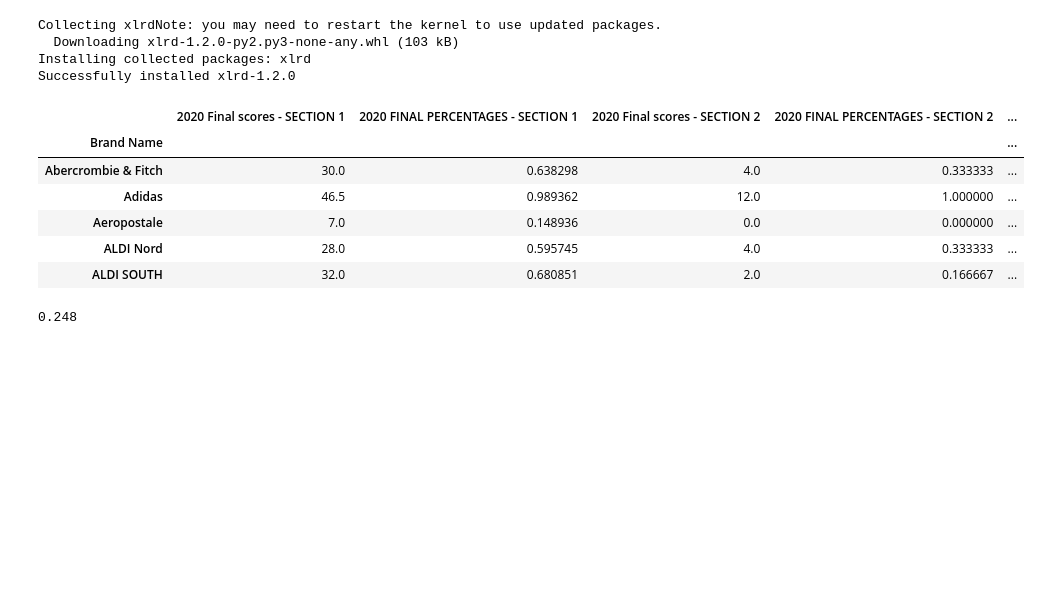
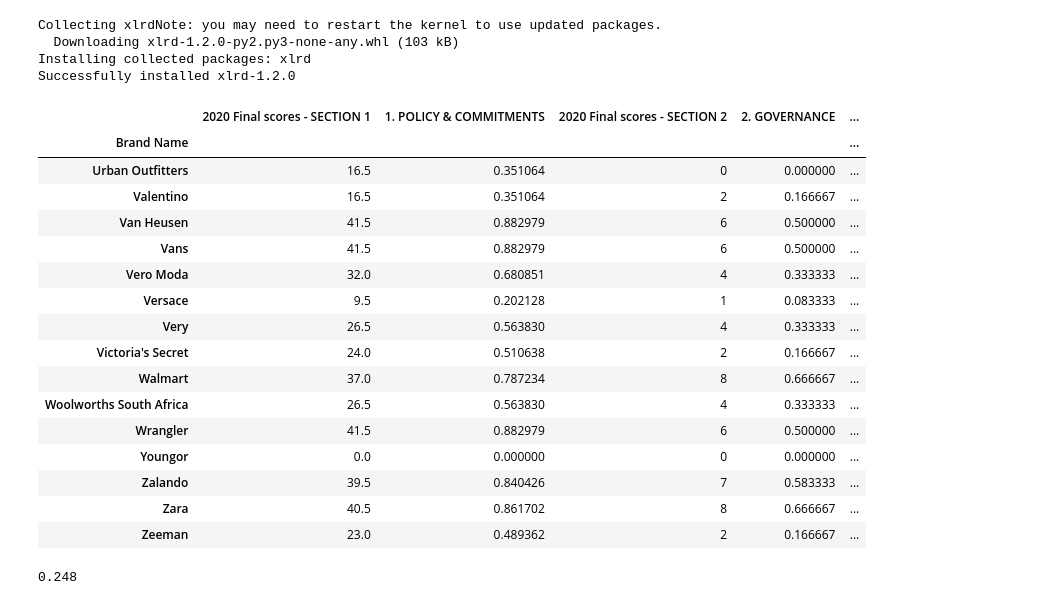
Before and after one commit to lunadabinovic/eco_fashion_project, a Jupyter notebook: notebooks/brands_final_score.ipynb, the cells around one changed output. Drawn from its saved outputs; the diff is of its cells as text; code cells hidden in the pictures; blank space fills up the shorter version.

Commit message:
cleaned branch list and corrected brand score details

```diff
--- a/notebooks/brands_final_score.ipynb
+++ b/notebooks/brands_final_score.ipynb
@@ -125,18 +125,28 @@ Successfully installed xlrd-1.2.0
 # %%
 import pandas as pd
 
 brand_df = pd.read_excel('../eco_fashion_project/data/brands_final_score.xlsx')
 
 brand_score_df = brand_df.set_index('Brand Name')
-brand_score_df.head()
+brand_score_df.tail(15)
 # %% [output]
-|  | 2020 Final scores - SECTION 1 | 2020 FINAL PERCENTAGES - SECTION 1 | 2020 Final scores - SECTION 2 | 2020 FINAL PERCENTAGES - SECTION 2 | ... |
+|  | 2020 Final scores - SECTION 1 | 1. POLICY & COMMITMENTS | 2020 Final scores - SECTION 2 | 2. GOVERNANCE | ... |
 | Brand Name |  |  |  |  | ... |
-| Abercrombie & Fitch | 30.0 | 0.638298 | 4.0 | 0.333333 | ... |
-| Adidas | 46.5 | 0.989362 | 12.0 | 1.000000 | ... |
-| Aeropostale | 7.0 | 0.148936 | 0.0 | 0.000000 | ... |
-| ALDI Nord | 28.0 | 0.595745 | 4.0 | 0.333333 | ... |
-| ALDI SOUTH | 32.0 | 0.680851 | 2.0 | 0.166667 | ... |
+| Urban Outfitters | 16.5 | 0.351064 | 0 | 0.000000 | ... |
+| Valentino | 16.5 | 0.351064 | 2 | 0.166667 | ... |
+| Van Heusen | 41.5 | 0.882979 | 6 | 0.500000 | ... |
+| Vans | 41.5 | 0.882979 | 6 | 0.500000 | ... |
+| Vero Moda | 32.0 | 0.680851 | 4 | 0.333333 | ... |
+| Versace | 9.5 | 0.202128 | 1 | 0.083333 | ... |
+| Very | 26.5 | 0.563830 | 4 | 0.333333 | ... |
+| Victoria's Secret | 24.0 | 0.510638 | 2 | 0.166667 | ... |
+| Walmart | 37.0 | 0.787234 | 8 | 0.666667 | ... |
+| Woolworths South Africa | 26.5 | 0.563830 | 4 | 0.333333 | ... |
+| Wrangler | 41.5 | 0.882979 | 6 | 0.500000 | ... |
+| Youngor | 0.0 | 0.000000 | 0 | 0.000000 | ... |
+| Zalando | 39.5 | 0.840426 | 7 | 0.583333 | ... |
+| Zara | 40.5 | 0.861702 | 8 | 0.666667 | ... |
+| Zeeman | 23.0 | 0.489362 | 2 | 0.166667 | ... |
 # %%
 brand = 'Abercrombie & Fitch'
 overall_pct_brand_score = brand_score_df.loc[brand][11]
```
Also changed, not shown: parts of 3 cells of this notebook, 3 other files.
